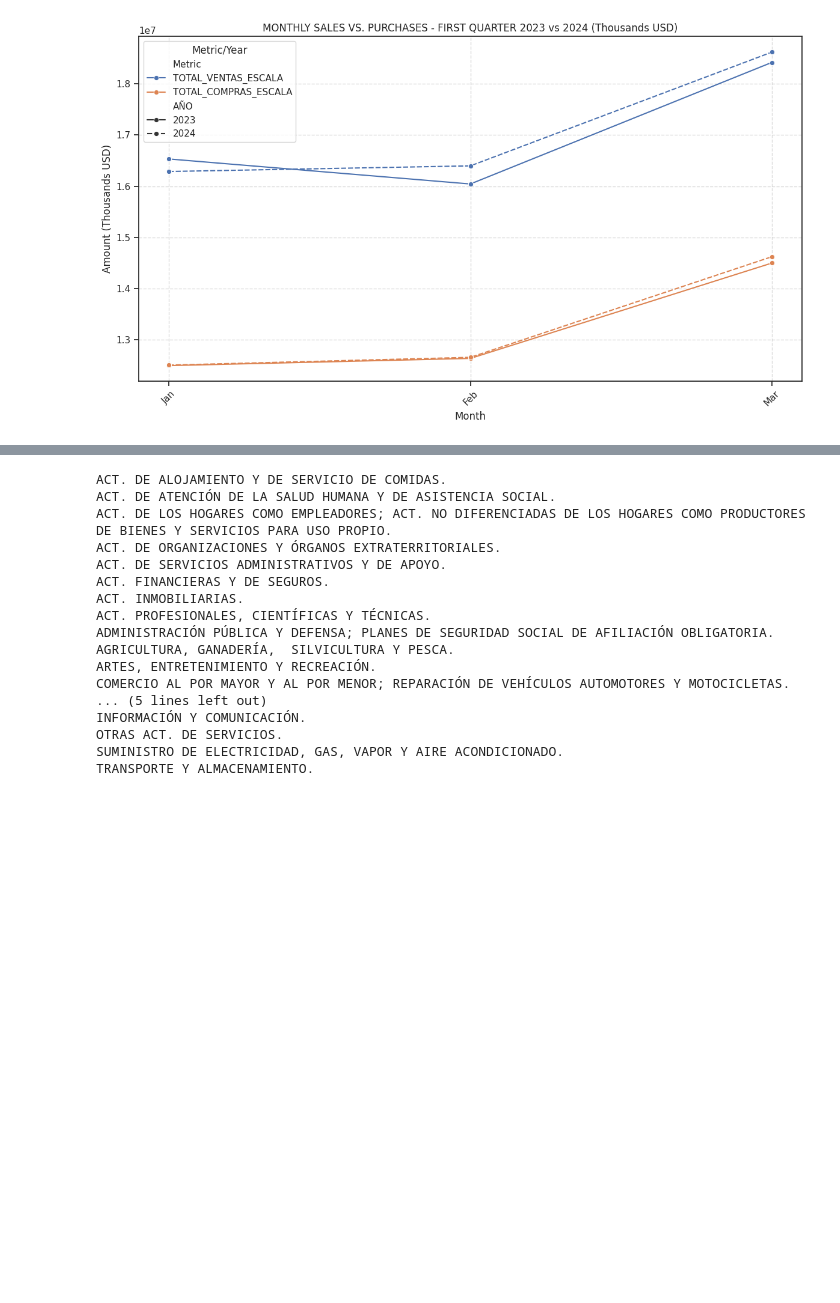
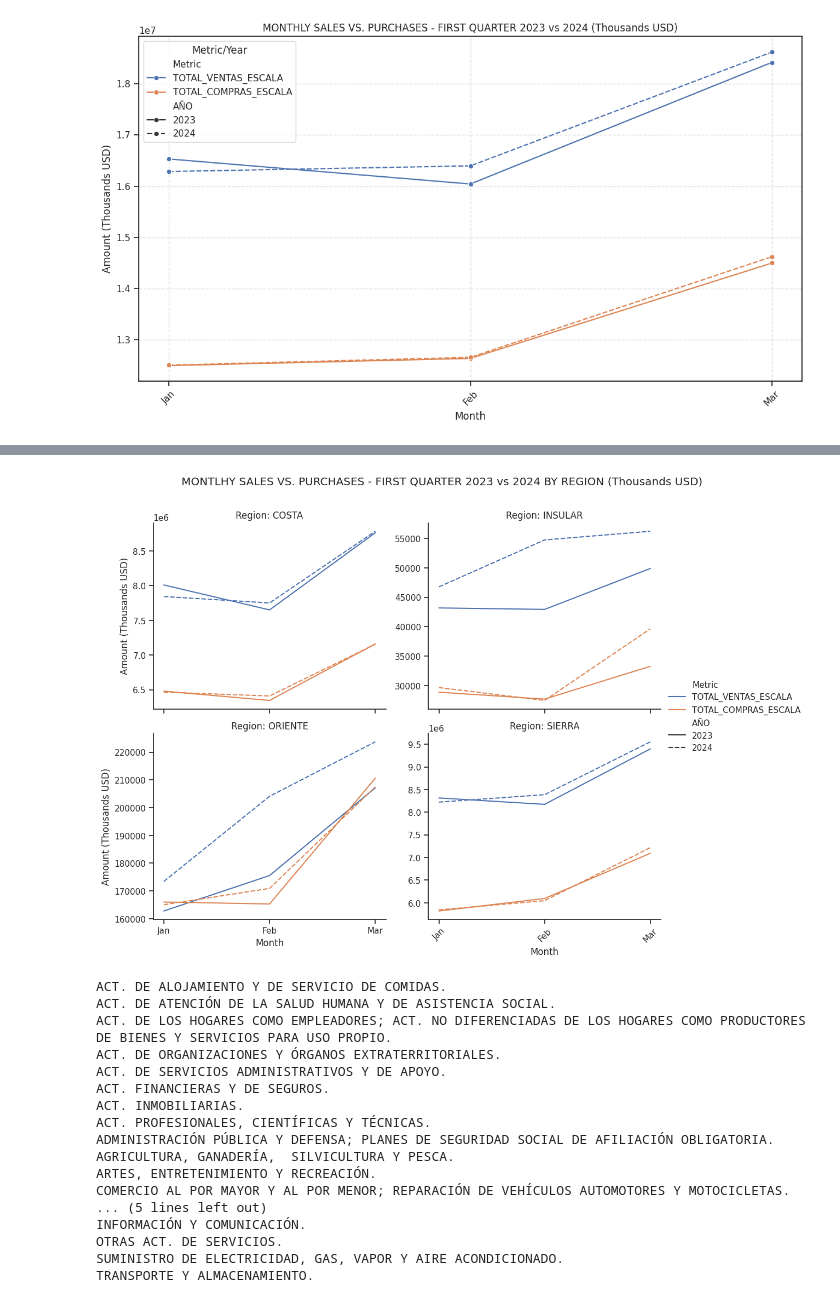
Before and after one commit to eluzuriaga83/data_science_bootcamp, a Jupyter notebook: SRI/Project_SRI.ipynb, the cells around one changed output, grey strips where cells are left out. Cells and saved outputs as stored; diff of their text form; code cells hidden in the pictures; blank space fills up the shorter version.

```diff
--- a/SRI/Project_SRI.ipynb
+++ b/SRI/Project_SRI.ipynb
@@ -352,3 +377,34 @@ plt.show()
+# %%
+df_quarterly_regional = df_ec[
+    (df_ec['MES'].isin([1, 2, 3])) & (df_ec['AÑO'].isin([2023, 2024]))
+].groupby(['AÑO', 'MES', 'region'])[['TOTAL_VENTAS_ESCALA', 'TOTAL_COMPRAS_ESCALA']].sum().reset_index()
+
+df_quarterly_regional['Month_Name'] = df_quarterly_regional['MES'].apply(
+    lambda x: pd.to_datetime(str(x), format='%m').strftime('%b')
+)
+
+df_melted_quarterly_regional = df_quarterly_regional.melt(
+    id_vars=['AÑO', 'Month_Name', 'region'],
+    value_vars=['TOTAL_VENTAS_ESCALA', 'TOTAL_COMPRAS_ESCALA'],
+    var_name='Metric', value_name='Amount'
+)
+
+g = sns.relplot(
+    data=df_melted_quarterly_regional,
+    x='Month_Name', y='Amount', hue='Metric', col='region', kind='line',
+    style='AÑO', col_wrap=2, height=4.5, aspect=1.2, facet_kws={'sharey': False}
+)
+
+
+g.set_axis_labels('Month', 'Amount (Thousands USD)')
+g.set_titles('Region: {col_name}')
+plt.suptitle('MONTLHY SALES VS. PURCHASES - FIRST QUARTER 2023 vs 2024 BY REGION (Thousands USD)', y=1.05)
+plt.xticks(rotation=45)
+plt.subplots_adjust(bottom=0.15)
+
+plt.show()
+# %% [output]
+[figure, added]
 # %%
 cat_ventas = df_ec.groupby(['categoria']).agg({'TOTAL_VENTAS': 'sum'}).reset_index()
 cat_compras = df_ec.groupby(['categoria']).agg({'TOTAL_COMPRAS': 'sum'}).reset_index()
```
Also changed, not shown: parts of 2 cells of this notebook.
